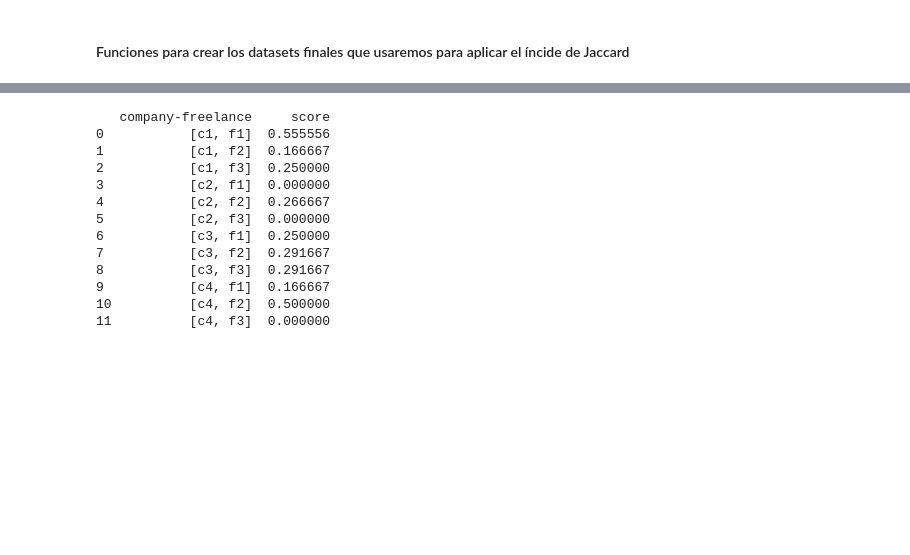
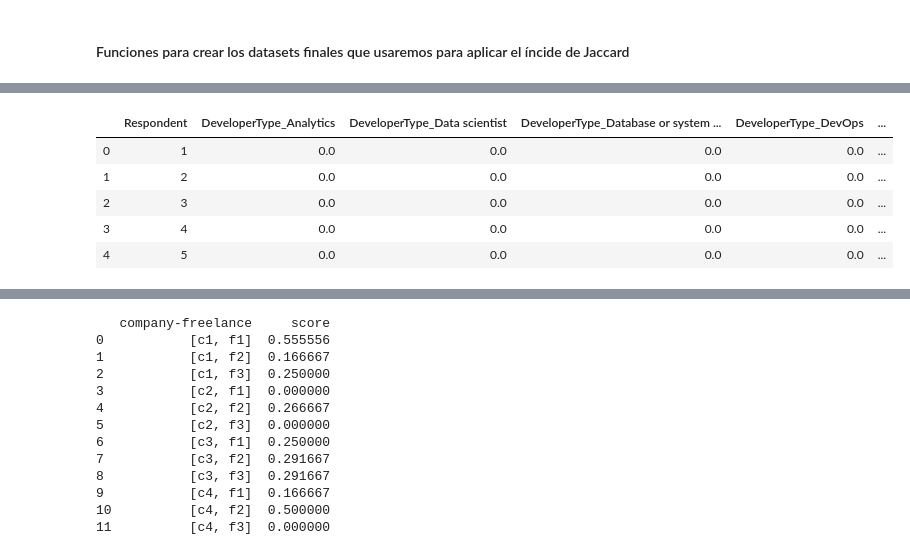
Before and after one commit to Cmarinoc/TFM_Startups, a Jupyter notebook: MatchEmpresasFreelances.ipynb, the cells around one changed output, grey strips where cells are left out. Saved outputs shown, nothing was run; the diff lists cells and outputs as text; code cells hidden in the pictures; blank space fills up the shorter version.

```diff
--- a/MatchEmpresasFreelances.ipynb
+++ b/MatchEmpresasFreelances.ipynb
@@ -87,0 +110,10 @@ def recode_education(df_freelance,col_freelance):
+# %%
+df_freelance_out1=Tech_Skills_Freelancers(freelances,"Respondent","DeveloperType")
+df_freelance_out1.head()
+# %% [output]
+|  | Respondent | DeveloperType_Analytics | DeveloperType_Data scientist | DeveloperType_Database or system ... | DeveloperType_DevOps | ... |
+| 0 | 1 | 0.0 | 0.0 | 0.0 | 0.0 | ... |
+| 1 | 2 | 0.0 | 0.0 | 0.0 | 0.0 | ... |
+| 2 | 3 | 0.0 | 0.0 | 0.0 | 0.0 | ... |
+| 3 | 4 | 0.0 | 0.0 | 0.0 | 0.0 | ... |
+| 4 | 5 | 0.0 | 0.0 | 0.0 | 0.0 | ... |
```
Also changed, not shown: parts of 24 cells of this notebook.
